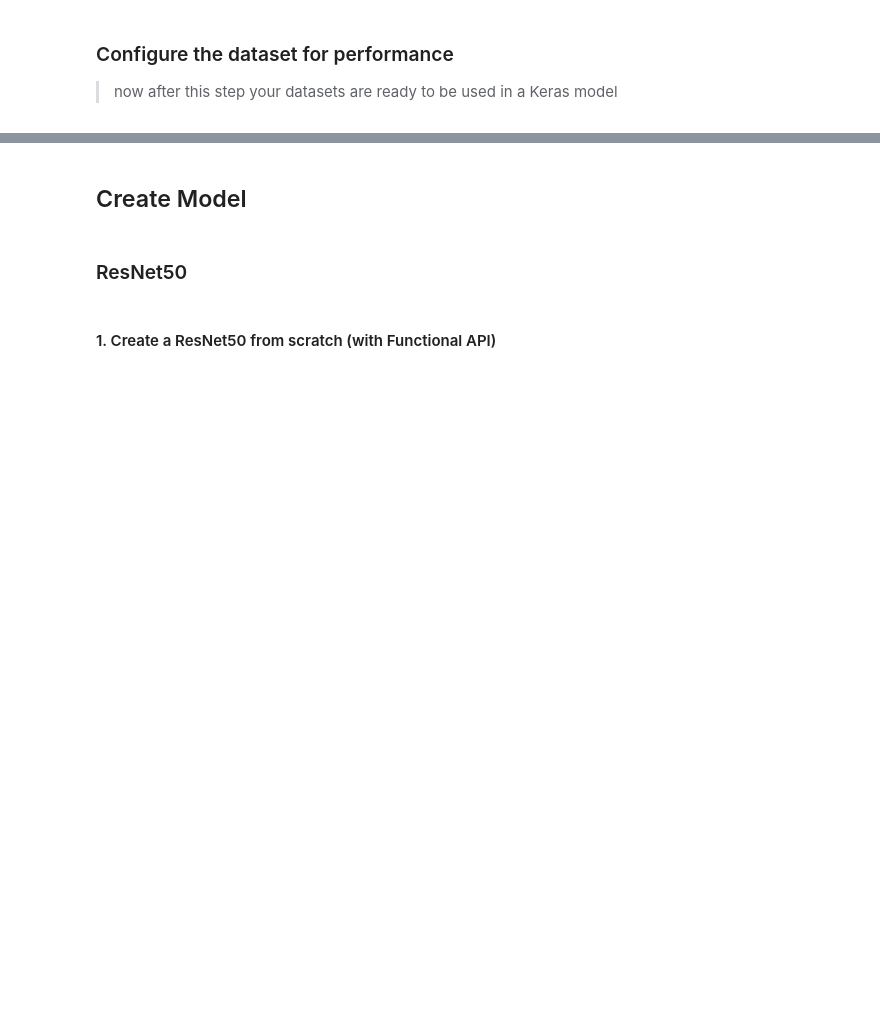
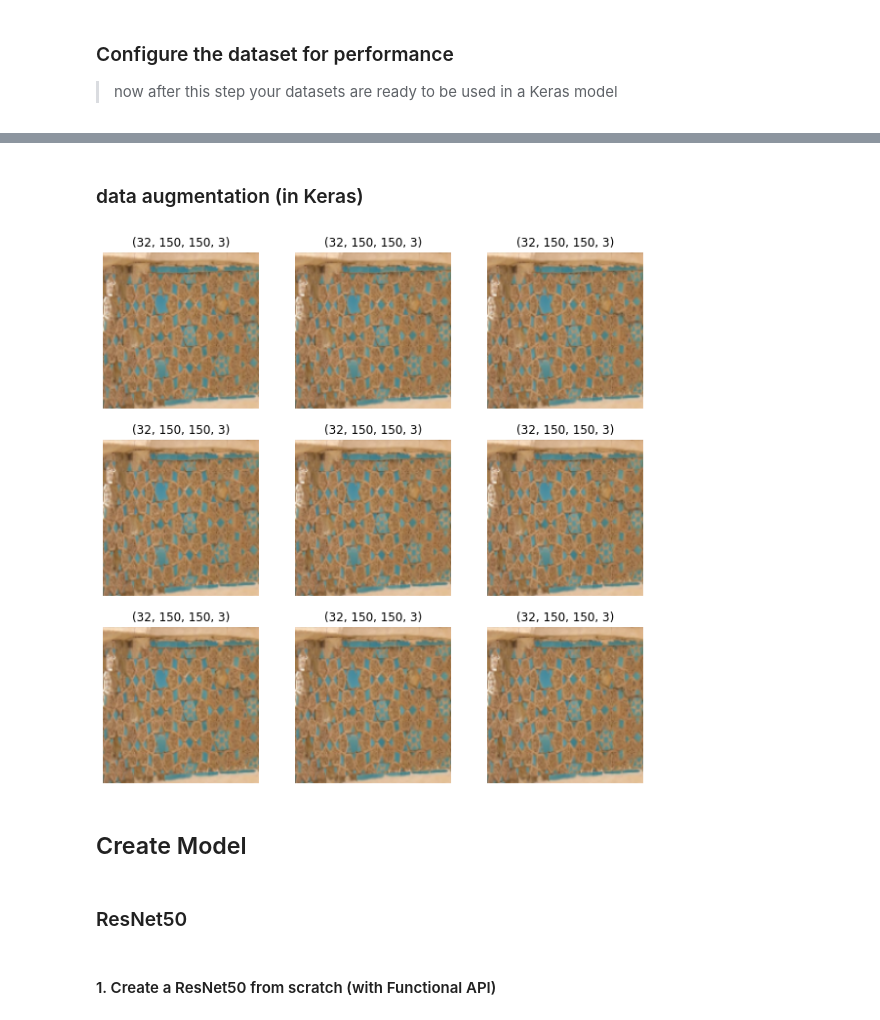
Before and after one commit to tekboart/CHB-image_classification_GradCam, a Jupyter notebook: 1. Image Classification/image_classification.ipynb, the cells around one changed output, grey strips where cells are left out. Drawn from its saved outputs; the diff is of its cells as text; code cells hidden in the pictures; blank space fills up the shorter version.

```diff
--- a/1. Image Classification/image_classification.ipynb
+++ b/1. Image Classification/image_classification.ipynb
@@ -386,3 +466,37 @@ data_augmentation = tf.keras.Sequential([
+# %% [markdown]
+### data augmentation (in Keras)
+# %%
+# method 1: using Keras Seq model
+# using Keras for Data augmentation is inactive at test time so input images will only be augmented during calls to Model.fit (not Model.evaluate or Model.predict).
+data_augmentation_keras = tf.keras.Sequential([
+        tfl.RandomContrast(.6, 1.2),
+        tfl.RandomFlip("horizontal"),
+        # tfl.RandomTranslation(.1, .1),
+        # tfl.RandomZoom(0.9),
+        # tfl.RandomRotation(0.1),
+        tfl.RandomCrop(int(input_shape[0]*.9), int(input_shape[1]*.9)),
+        # tf.keras.layers.CenterCrop(int(input_shape[0]*.9), int(input_shape[1]*.9)),  # not so good as it's deterministic for the same H, W
+        tfl.Resizing(input_shape[0], input_shape[1])
+    ])
+
+grace_hopper = tf.keras.utils.get_file('image.jpg','https://storage.googleapis.com/download.tensorflow.org/example_images/grace_hopper.jpg')
+grace_hopper = np.array(Image.open(grace_hopper).resize((input_shape[0], input_shape[1]))).astype(np.float32)/255.
+images = np.expand_dims(grace_hopper, axis=0)
+# plt.imshow(image[0])
+
+images = next(iter(train_ds))[0]
+
+# plt.imshow(tfl.RandomFlip('horizontal')(image)[0])
+
+plt.figure(figsize=(10, 10))
+for i in range(9):
+  augmented_images = data_augmentation_keras(images)
+  ax = plt.subplot(3, 3, i + 1)
+  plt.imshow(augmented_images[0])
+  plt.title(augmented_images.shape)
+  plt.axis("off")
+# %% [output]
+[figure, added]
 # %% [markdown]
 ## Create Model
 # %% [markdown]
```
Also changed, not shown: parts of 47 cells of this notebook.
